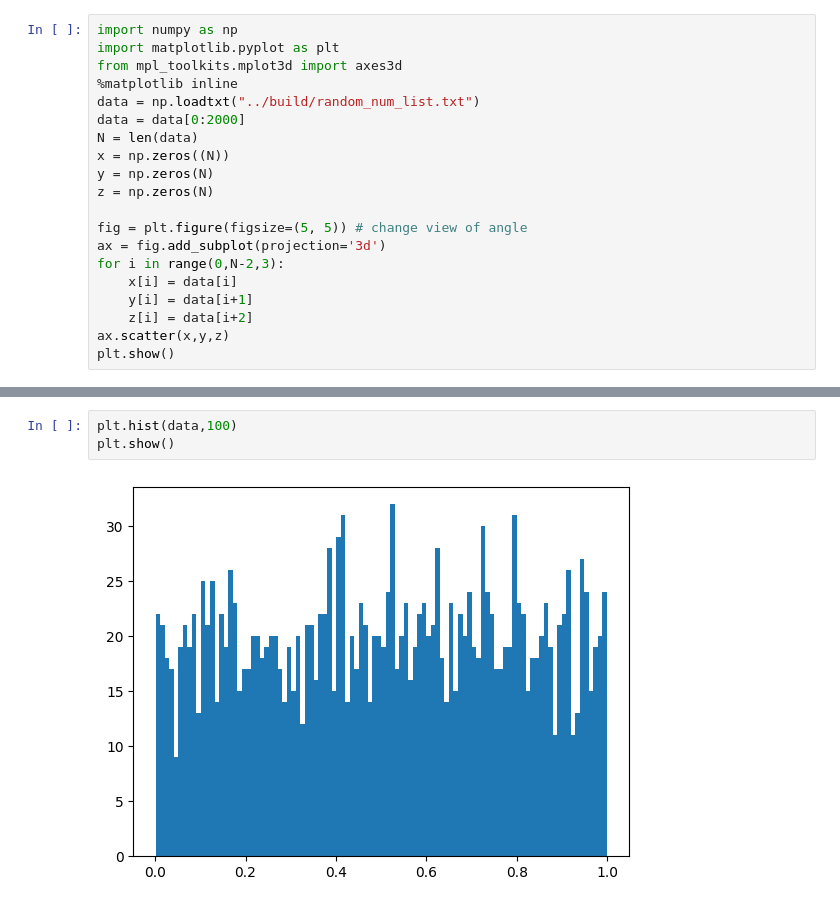
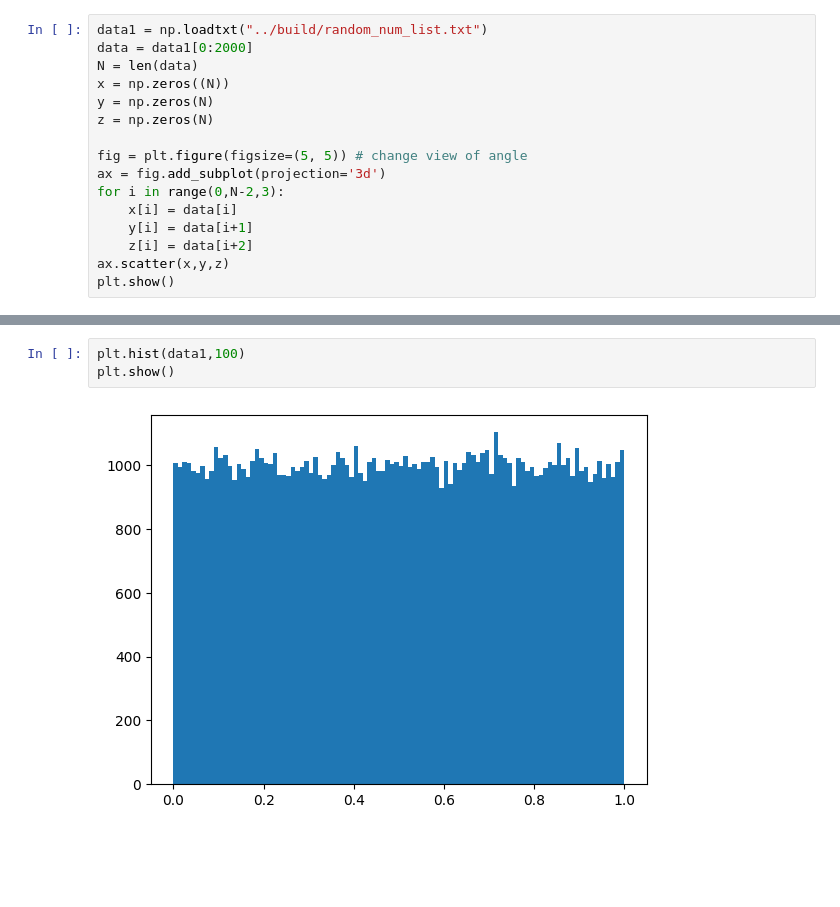
Before and after one commit to jenishadhikari221/Bachelorarbeit, a Jupyter notebook: main/Plotting.ipynb, the cells around one changed output, grey strips where cells are left out. Drawn from its saved outputs; the diff is of its cells as text; blank space fills up the shorter version.

```diff
--- a/main/Plotting.ipynb
+++ b/main/Plotting.ipynb
@@ -1,10 +6,6 @@
 # %%
-import numpy as np
-import matplotlib.pyplot as plt
-from mpl_toolkits.mplot3d import axes3d
-%matplotlib inline
-data = np.loadtxt("../build/random_num_list.txt")
-data = data[0:2000]
+data1 = np.loadtxt("../build/random_num_list.txt")
+data = data1[0:2000]
 N = len(data)
 x = np.zeros((N))
 y = np.zeros(N)
@@ -23,5 +22,5 @@ plt.show()
 # %%
-plt.hist(data,100)
+plt.hist(data1,100)
 plt.show()
 # %% [output]
-[figure, old version]
+[figure, new version]
```
Also changed, not shown: parts of 13 cells of this notebook, 51 other files.
